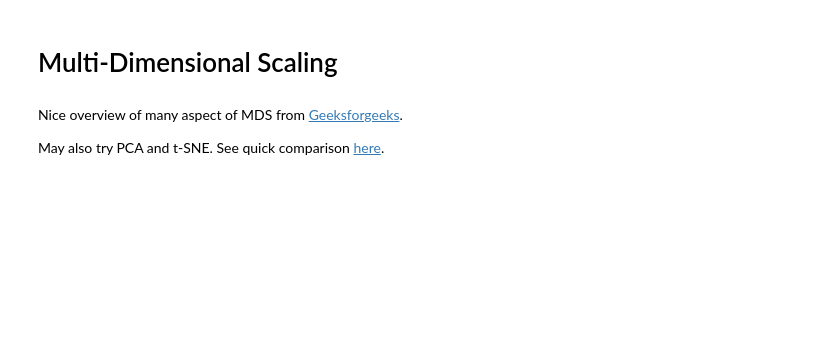
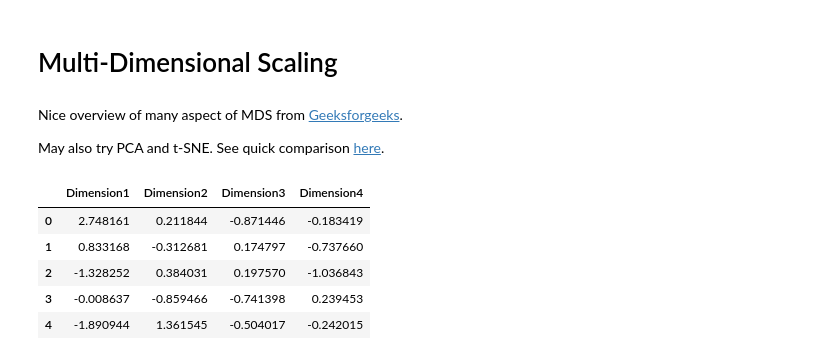
Before and after one commit to wcmphysics/Learn_Sklearn, a Jupyter notebook: multi_dimensional_scaling.ipynb, the cells around one changed output. Cells and saved outputs as stored; diff of their text form; code cells hidden in the pictures; blank space fills up the shorter version.

```diff
--- a/multi_dimensional_scaling.ipynb
+++ b/multi_dimensional_scaling.ipynb
@@ -16,0 +15,11 @@ df_original = pd.DataFrame(np.random.randn(20,5))
+# %%
+df_original = pd.DataFrame(np.random.randn(100,4))
+df_original.columns = ['Dimension' + str(i+1) for i in range(len(df_original.columns))]
+df_original.head()
+# %% [output]
+|  | Dimension1 | Dimension2 | Dimension3 | Dimension4 |
+| 0 | 2.748161 | 0.211844 | -0.871446 | -0.183419 |
+| 1 | 0.833168 | -0.312681 | 0.174797 | -0.737660 |
+| 2 | -1.328252 | 0.384031 | 0.197570 | -1.036843 |
+| 3 | -0.008637 | -0.859466 | -0.741398 | 0.239453 |
+| 4 | -1.890944 | 1.361545 | -0.504017 | -0.242015 |
```
Also changed, not shown: parts of 11 cells of this notebook.
